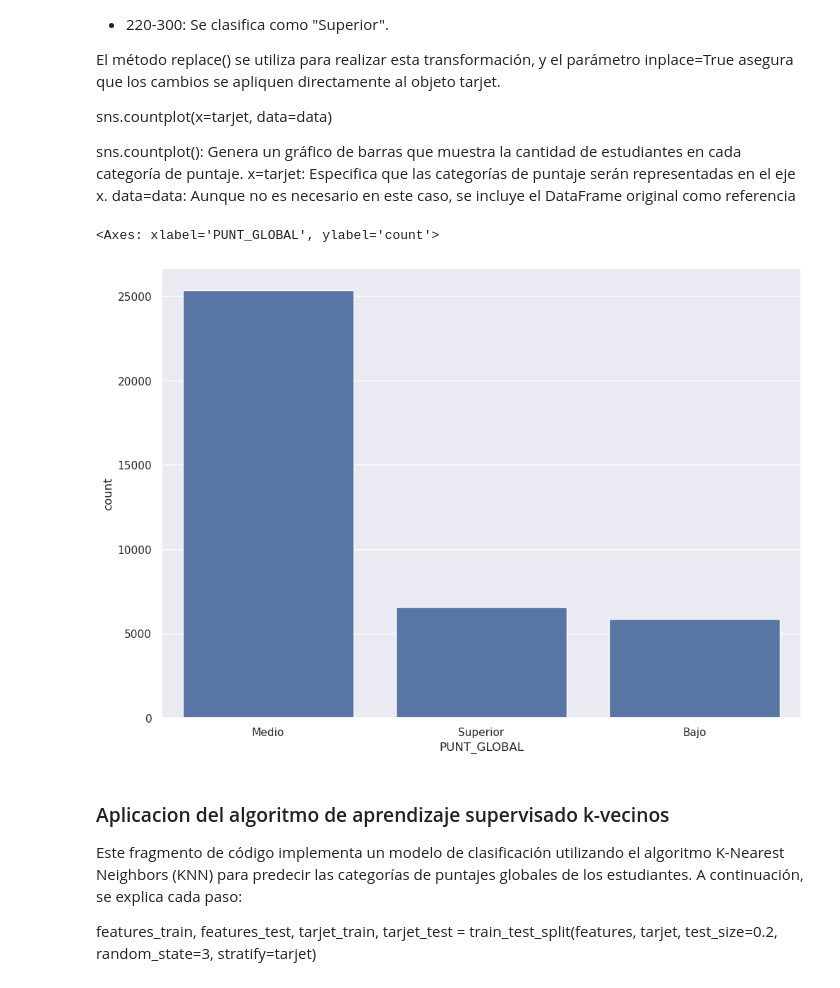
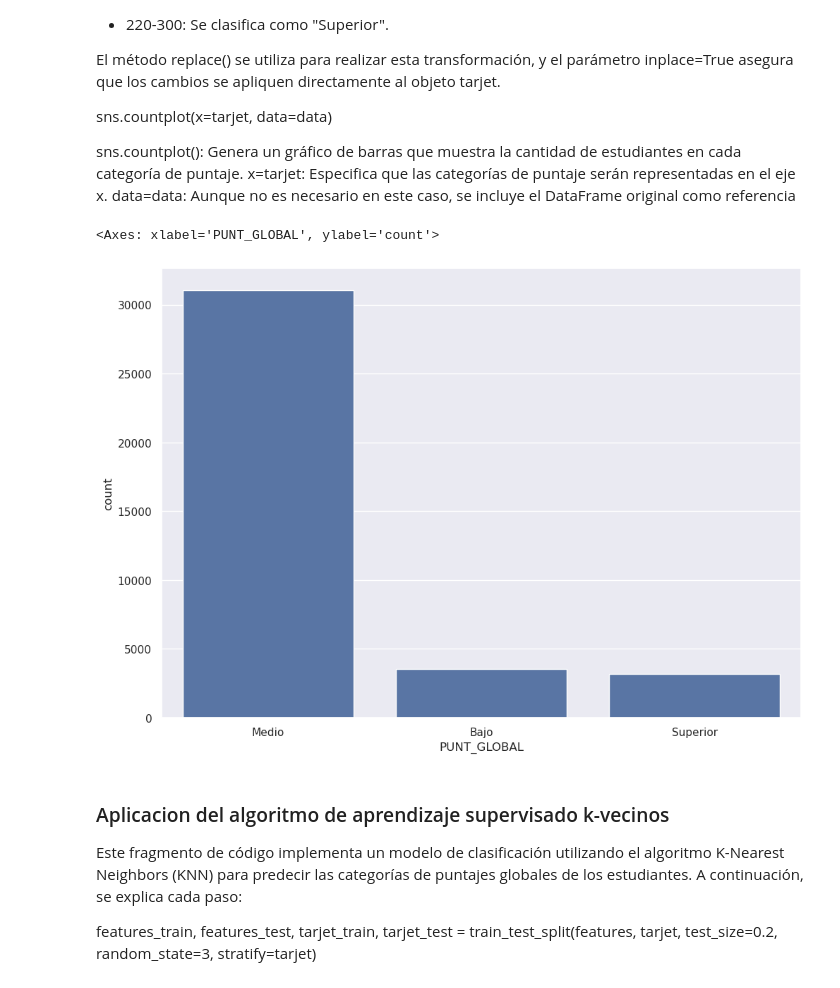
Before and after one commit to jnicolasdz/Socioeconomis-impact-over-score, a Jupyter notebook: k-negh-notebook.ipynb, the cells around one changed output. Saved outputs shown, nothing was run; the diff lists cells and outputs as text; code cells hidden in the pictures.

```diff
--- a/k-negh-notebook.ipynb
+++ b/k-negh-notebook.ipynb
@@ -181,17 +181,15 @@ data=data: Aunque no es necesario en este caso, se incluye el DataFrame original
 # %%
 # Classify tarjet
 
-features = data.drop(columns=['PUNT_GLOBAL', 'FAMI_TIENEMOTOCICLETA', 'FAMI_TIENECONSOLAVIDEOJUEGOS', 'FAMI_CUANTOSCOMPARTEBAÑO', 'ESTU_HORASSEMANATRABAJA', \
-                              'FAMI_EDUCACIONPADRE', 'FAMI_EDUCACIONMADRE'])
-
+features = data.drop(columns=['PUNT_GLOBAL'])
 tarjet = data['PUNT_GLOBAL']
-tarjet.replace(to_replace=range(0,127), value='Bajo', inplace=True)
-tarjet.replace(to_replace=range(127,175), value='Medio', inplace=True)
-tarjet.replace(to_replace=range(175,300), value='Superior', inplace=True)
+tarjet.replace(to_replace=range(0,120), value='Bajo', inplace=True)
+tarjet.replace(to_replace=range(120,185), value='Medio', inplace=True)
+tarjet.replace(to_replace=range(185,300), value='Superior', inplace=True)
 sns.countplot(x=tarjet)
 # %% [output]
 <Axes: xlabel='PUNT_GLOBAL', ylabel='count'>
-[figure, old version]
+[figure, new version]
 # %% [markdown]
 ### Aplicacion del algoritmo de aprendizaje supervisado k-vecinos
 Este fragmento de código implementa un modelo de clasificación utilizando el algoritmo K-Nearest Neighbors (KNN) para predecir las categorías de puntajes globales de los estudiantes. A continuación, se explica cada paso:
```
Also changed, not shown: parts of 3 cells of this notebook, 1 other file.
